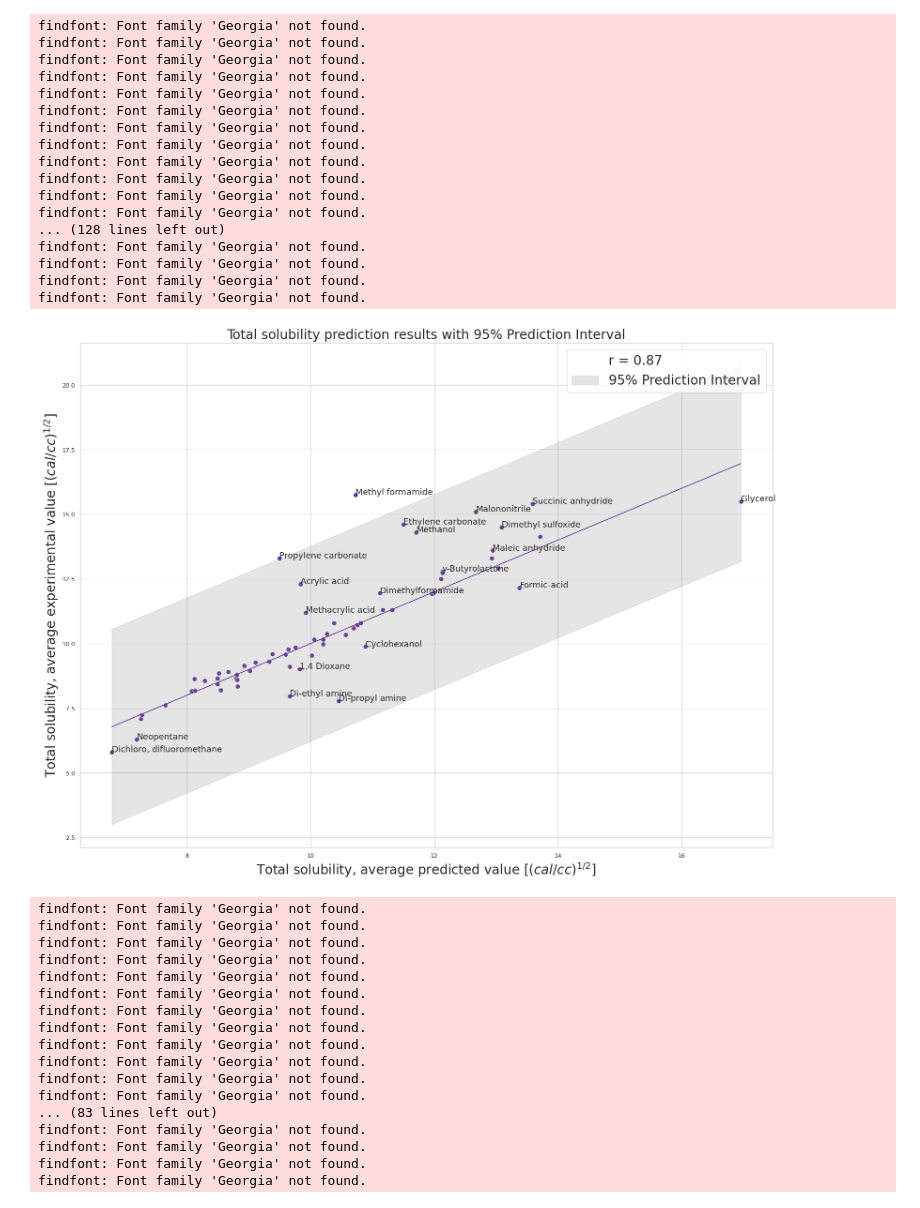
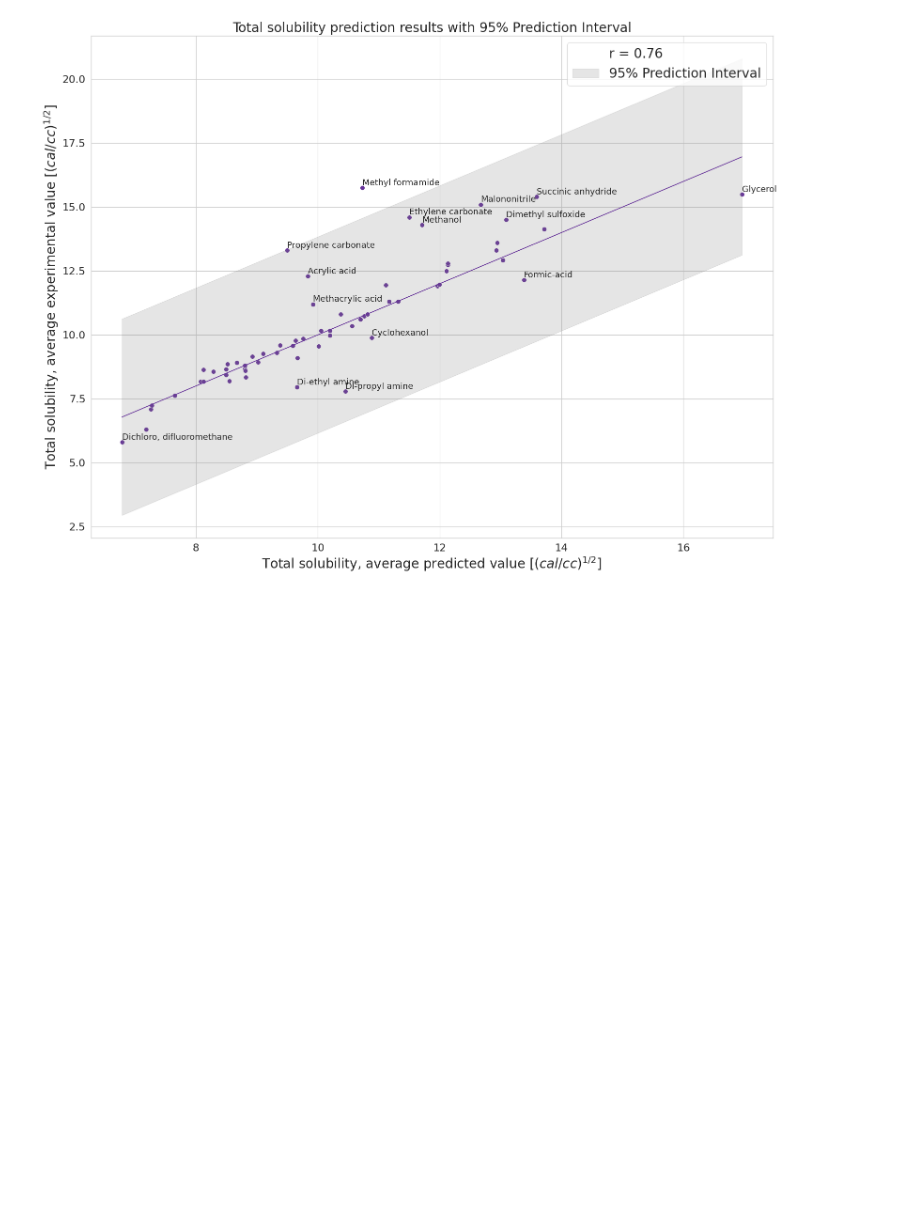
Before and after one commit to darjacvetkovic/HSP-predictions, a Jupyter notebook: plots.ipynb, the cells around one changed output. Saved outputs shown, nothing was run; the diff lists cells and outputs as text; code cells hidden in the pictures; blank space fills up the shorter version.

```diff
--- a/plots.ipynb
+++ b/plots.ipynb
@@ -10,4 +12,4 @@ sns.set_context("paper")
 # %%
-df = pd.read_csv("results/gnn.csv")
+df = pd.read_csv("results/gnn/data_from_42_filtered_results.csv",index_col=0)
 df
 # %% [output]
@@ -15,75 +29,45 @@ FileNotFoundError: [Errno 2] No such file or directory: 'Fig2.csv'
 # %%
 from matplotlib import rcParams
 rcParams['font.family'] = 'Georgia'
+# %%
+#42 col rename
+df.rename(columns={'avg.exp.value(cal/cc)1/2':'observed', 'PREDICTED SOL (cal/cc)1/2':'predicted'},inplace=True)
 # %%
 df['diff'] = abs(df['predicted']-df['observed'])
-top_diff=df.sort_values(by='diff',ascending=False)[:20]['mol'].tolist()
+top_diff=df.sort_values(by='diff',ascending=False)[:15]['Name'].tolist()
 # %%
 df = df.sort_values(by='predicted')  # Sort the DataFrame by 'predicted'
 
 z_score = 1.96
 df['lower_bound'] = df['predicted'] - z_score * df['predicted'].std()
 df['upper_bound'] = df['predicted'] + z_score * df['predicted'].std()
 
 # Create the scatter plot with prediction interval
 fig,ax=plt.subplots(figsize=(16, 12))
 ax=sns.scatterplot(x='predicted', y='observed', data=df,color='rebeccapurple',s=50)#rebeccapurple
 for i, row in df.iterrows():
-    if row['mol'] in top_diff:
-        plt.annotate(row['mol'], (row['predicted'], row['observed']),fontsize=13)
+    if row['Name'] in top_diff:
+        plt.annotate(row['Name'], (row['predicted'], row['observed']+0.1),fontsize=13)
 
     #if row['predicted']>row['observed']+0.8 or  row['predicted']<row['observed']-0.8:
     #    plt.annotate(row['mol'], (row['predicted'], row['observed']))
 
 #sns.regplot(x='predicted', y='observed', data=df, scatter_kws={'alpha':0.5}, ci=95)
 fig.set_tight_layout(True)
-ax.plot([], [], ' ',color='white', label="r = 0.87")
+ax.plot([], [], ' ',color='white', label="r = 0.76")
 ax=sns.lineplot(x='predicted',y='predicted',data=df, color='rebeccapurple')
 ax.lines[0].set_linestyle("--")
 ax.fill_between(df['predicted'], df['lower_bound'], df['upper_bound'], color='grey', alpha=0.2, label='95% Prediction Interval')
 plt.title('Total solubility prediction results with 95% Prediction Interval',fontsize=20)
 plt.xlabel(r'Total solubility, average predicted value [$(cal/cc)^{1/2}$]',fontsize=20)
 plt.ylabel(r'Total solubility, average experimental value [$(cal/cc)^{1/2}$]',fontsize=20)
+ax.tick_params(labelsize=16)
 plt.legend(fontsize=20)
 plt.grid(True)
 plt.show()
-fig.savefig('Fig2_conf.png',dpi=300)
+fig.savefig('figs/42_GNN.pdf',dpi=300)
 # %% [output]
-findfont: Font family 'Georgia' not found.
-findfont: Font family 'Georgia' not found.
-findfont: Font family 'Georgia' not found.
-findfont: Font family 'Georgia' not found.
-findfont: Font family 'Georgia' not found.
-findfont: Font family 'Georgia' not found.
-findfont: Font family 'Georgia' not found.
-findfont: Font family 'Georgia' not found.
-findfont: Font family 'Georgia' not found.
-findfont: Font family 'Georgia' not found.
-findfont: Font family 'Georgia' not found.
-findfont: Font family 'Georgia' not found.
-... (128 lines left out)
-findfont: Font family 'Georgia' not found.
-findfont: Font family 'Georgia' not found.
-findfont: Font family 'Georgia' not found.
-findfont: Font family 'Georgia' not found.
-[figure, old version]
+[figure, new version]
-findfont: Font family 'Georgia' not found.
-findfont: Font family 'Georgia' not found.
-findfont: Font family 'Georgia' not found.
-findfont: Font family 'Georgia' not found.
-findfont: Font family 'Georgia' not found.
-findfont: Font family 'Georgia' not found.
-findfont: Font family 'Georgia' not found.
-findfont: Font family 'Georgia' not found.
-findfont: Font family 'Georgia' not found.
-findfont: Font family 'Georgia' not found.
-findfont: Font family 'Georgia' not found.
-findfont: Font family 'Georgia' not found.
-... (83 lines left out)
-findfont: Font family 'Georgia' not found.
-findfont: Font family 'Georgia' not found.
-findfont: Font family 'Georgia' not found.
-findfont: Font family 'Georgia' not found.
 # %%
 df = df.sort_values(by='predicted')  # Sort the DataFrame by 'predicted'
 
```
Also changed, not shown: parts of 9 cells of this notebook, 9 other files.
